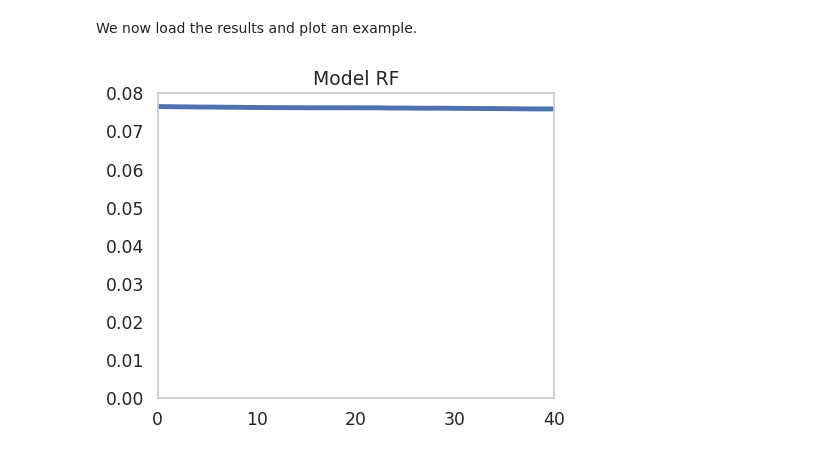
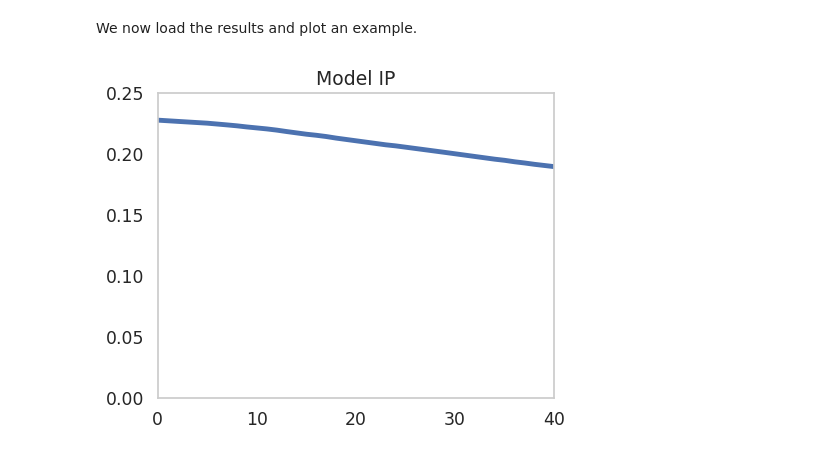
Before and after one commit to lphansen/comparing_dsge, a Jupyter notebook: _sources/elasticities.ipynb, the cells around one changed output. Drawn from its saved outputs; the diff is of its cells as text; code cells hidden in the pictures.

```diff
--- a/_sources/elasticities.ipynb
+++ b/_sources/elasticities.ipynb
@@ -244,13 +233,15 @@ sim = return_sim_elasticity(shock_expo = shock_expo, seed = seed, chiUnderline =
+# %%
+elasticity = return_elasticity(shock_expo, dt, nW, chiUnderline, a_e, a_h, gamma_e, gamma_h, rho_e, rho_h, delta_e, delta_h, lambda_d, nu, action_name, nZ, W_percentile, Z_percentile, initial_index)
 # %%
 fig, axes = plt.subplots(1,1, figsize=(5,4))
 
-sns.lineplot(sim['elasticity']['price_elasticity'], ax = axes)
-axes.set_title(r'Model RF')
+sns.lineplot(elasticity['exposure_elasticity'], ax = axes)
+axes.set_title(r'Model IP')
 axes.set_xlim(0,40)
 axes.grid(False)
-# axes.set_ylim([0,0.08])
+axes.set_ylim([0,0.25])
 
 plt.subplots_adjust(wspace=0.3, hspace=0.25)
 plt.tight_layout()
 # %% [output]
-[figure, old version]
+[figure, new version]
```
Also changed, not shown: parts of 8 cells of this notebook, 14 other files.
